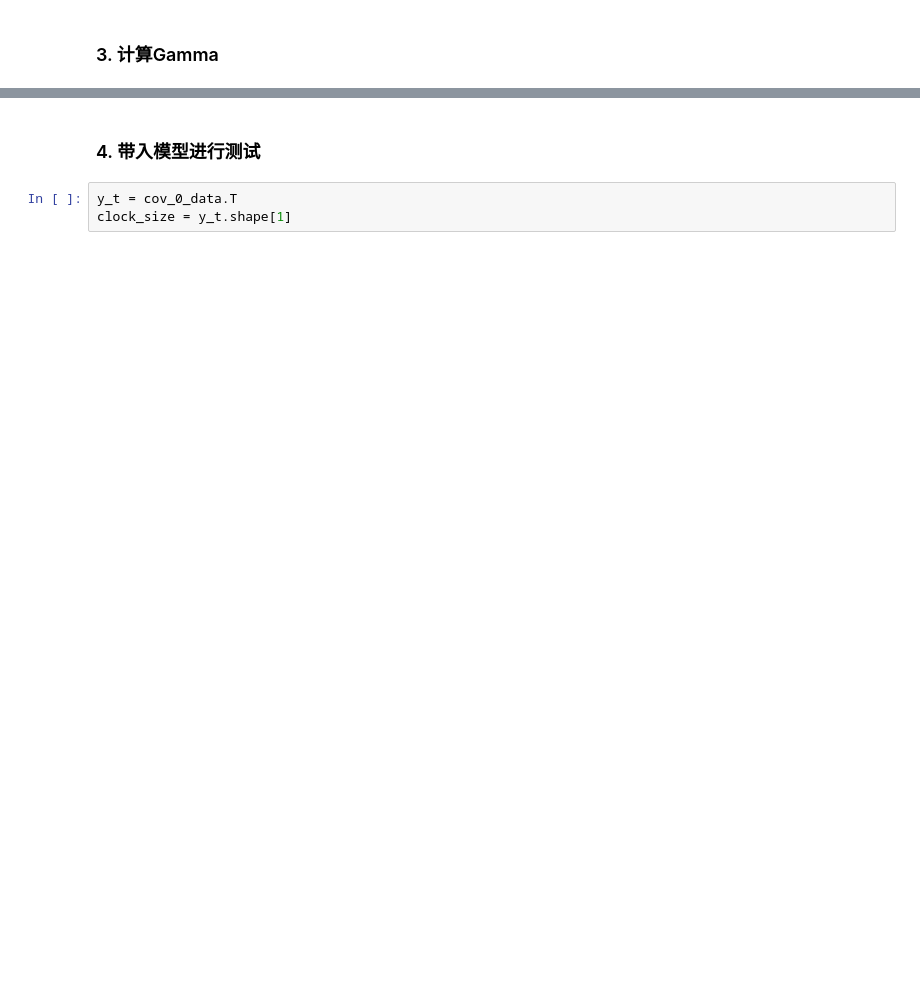
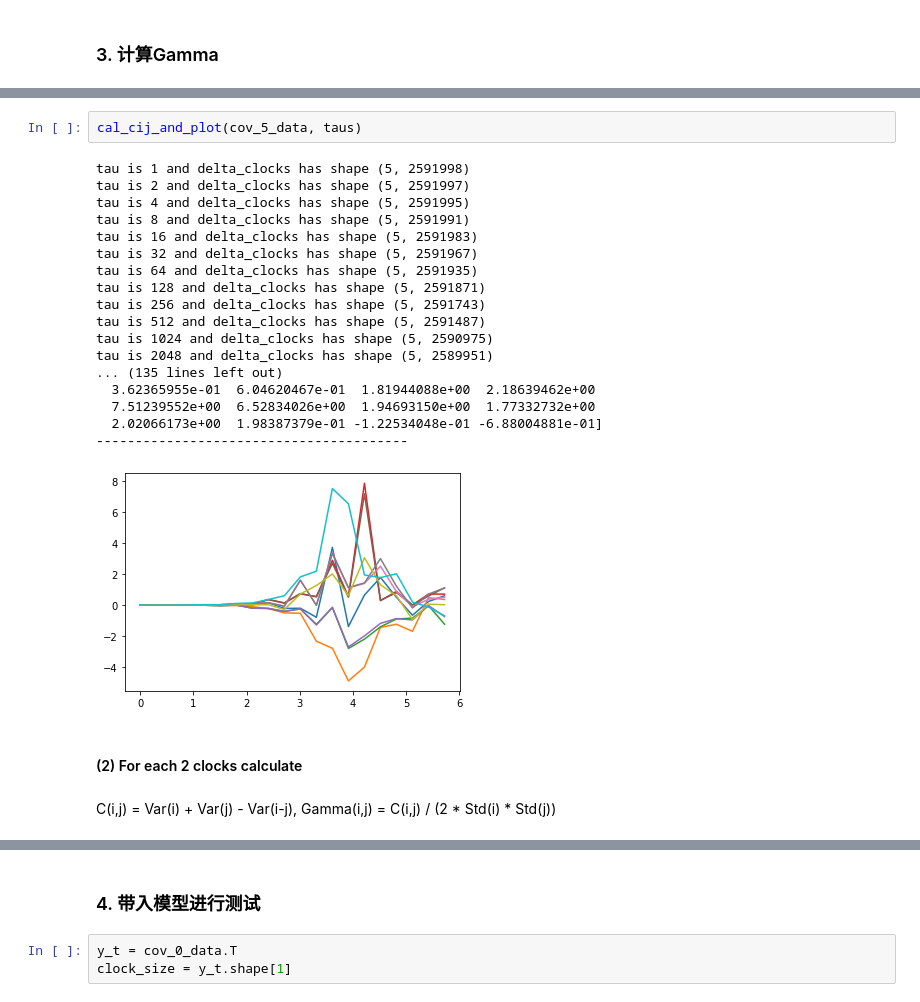
Before and after one commit to mochiliu3000/beamformer, a Jupyter notebook: Report.ipynb, the cells around one changed output, grey strips where cells are left out. Cells and saved outputs as stored; diff of their text form; blank space fills up the shorter version.

```diff
--- a/Report.ipynb
+++ b/Report.ipynb
@@ -97 +170,26 @@ taus - [1.00000e+00 2.00000e+00 4.00000e+00 8.00000e+00 1.60000e+01 3.20000e+01
+# %%
+cal_cij_and_plot(cov_5_data, taus)
+# %% [output]
+tau is 1 and delta_clocks has shape (5, 2591998)
+tau is 2 and delta_clocks has shape (5, 2591997)
+tau is 4 and delta_clocks has shape (5, 2591995)
+tau is 8 and delta_clocks has shape (5, 2591991)
+tau is 16 and delta_clocks has shape (5, 2591983)
+tau is 32 and delta_clocks has shape (5, 2591967)
+tau is 64 and delta_clocks has shape (5, 2591935)
+tau is 128 and delta_clocks has shape (5, 2591871)
+tau is 256 and delta_clocks has shape (5, 2591743)
+tau is 512 and delta_clocks has shape (5, 2591487)
+tau is 1024 and delta_clocks has shape (5, 2590975)
+tau is 2048 and delta_clocks has shape (5, 2589951)
+... (135 lines left out)
+  3.62365955e-01  6.04620467e-01  1.81944088e+00  2.18639462e+00
+  7.51239552e+00  6.52834026e+00  1.94693150e+00  1.77332732e+00
+  2.02066173e+00  1.98387379e-01 -1.22534048e-01 -6.88004881e-01]
+----------------------------------------
+[figure, added]
+# %% [markdown]
+#### (2) For each 2 clocks calculate
+# %% [markdown]
+C(i,j) = Var(i) + Var(j) - Var(i-j), Gamma(i,j) = C(i,j) / (2 * Std(i) * Std(j))
 # %%
```
Also changed, not shown: parts of 15 cells of this notebook.
